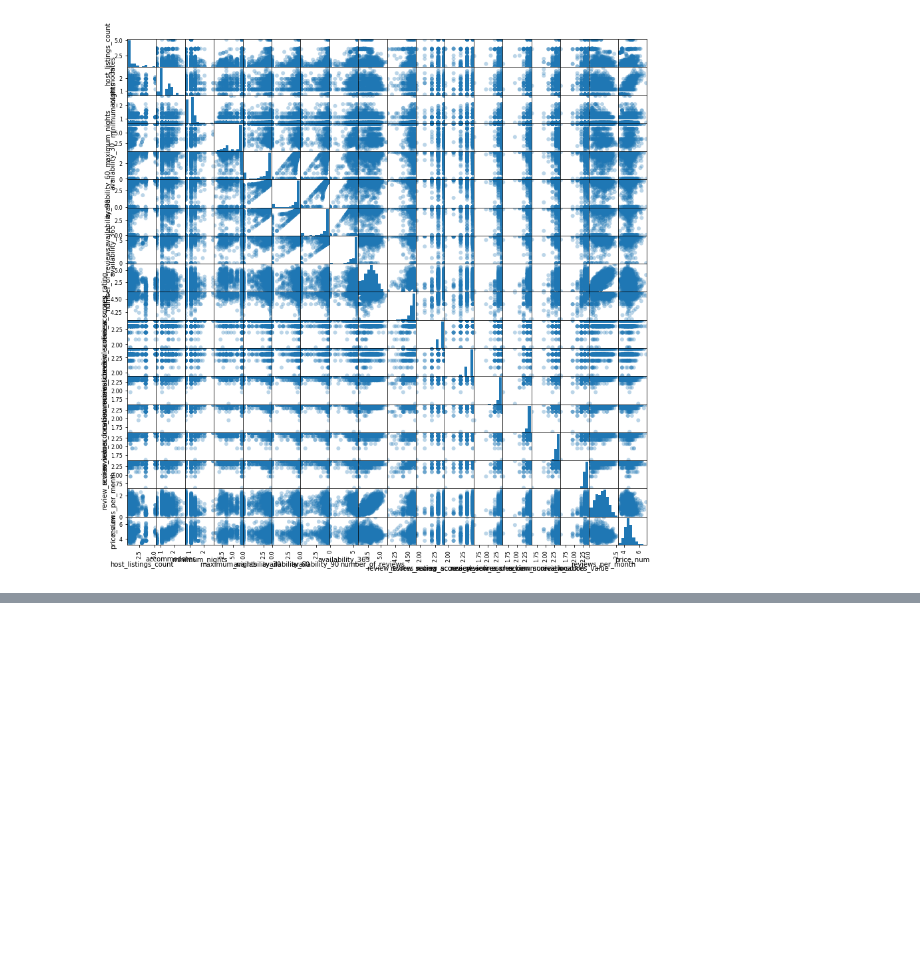
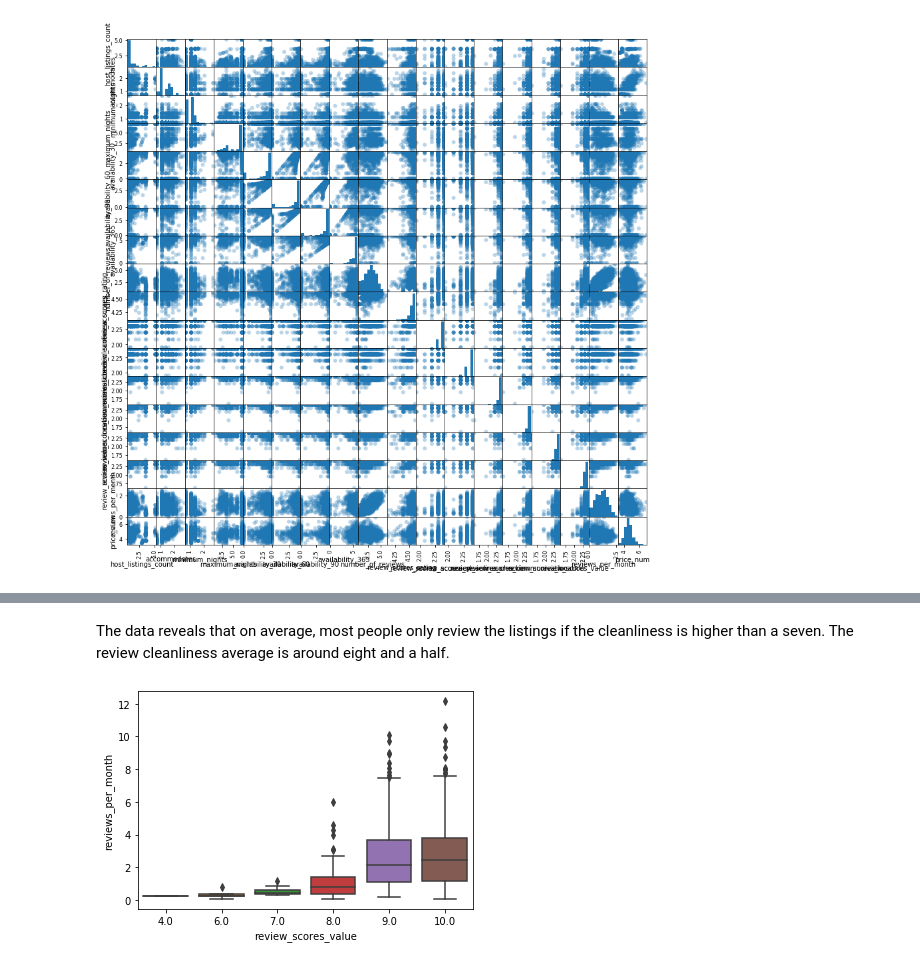
Before and after one commit to emilymoreland-mst/IST5520_G3, a Jupyter notebook: IST 5520 M1 Revised.ipynb, the cells around one changed output, grey strips where cells are left out. Drawn from its saved outputs; the diff is of its cells as text; code cells hidden in the pictures; blank space fills up the shorter version.

```diff
--- a/IST 5520 M1 Revised.ipynb
+++ b/IST 5520 M1 Revised.ipynb
@@ -986,0 +998,7 @@ scatterplot = pd.plotting.scatter_matrix(ln_lis_refined[column_index],
+# %% [markdown]
+The data reveals that on average, most people only review the listings if the cleanliness is higher than a seven. The review cleanliness average is around eight and a half.
+# %%
+# Boxplot
+Average_Review = sns.boxplot(x="review_scores_value", y="reviews_per_month", data=lis);
+# %% [output]
+[figure, added]
```
Also changed, not shown: parts of 26 cells of this notebook.
